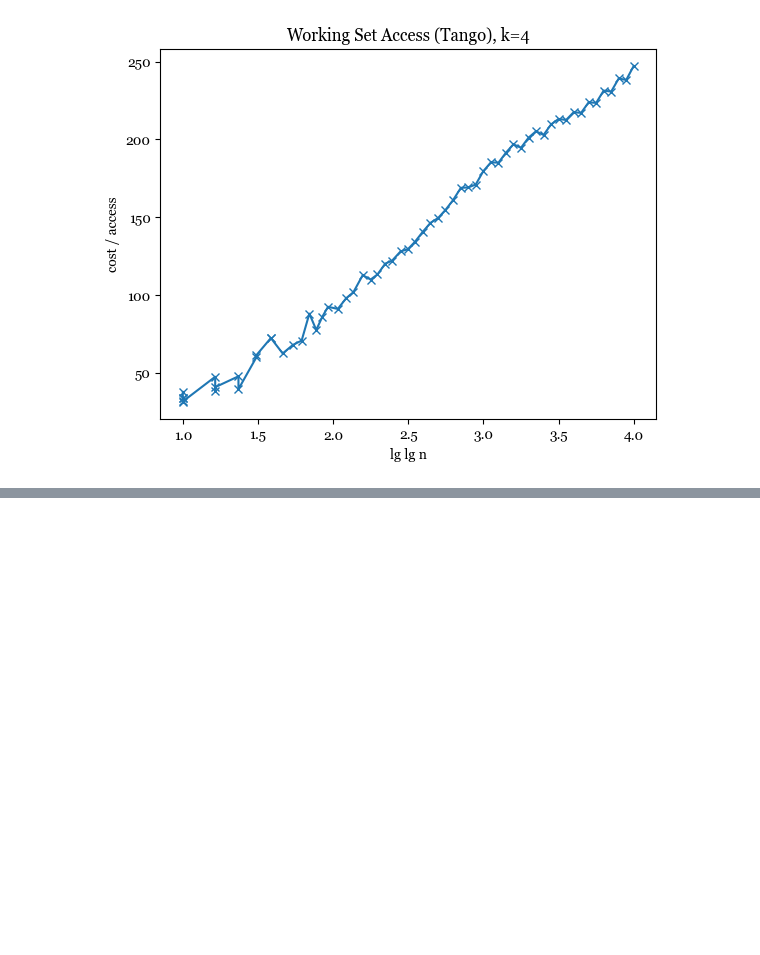
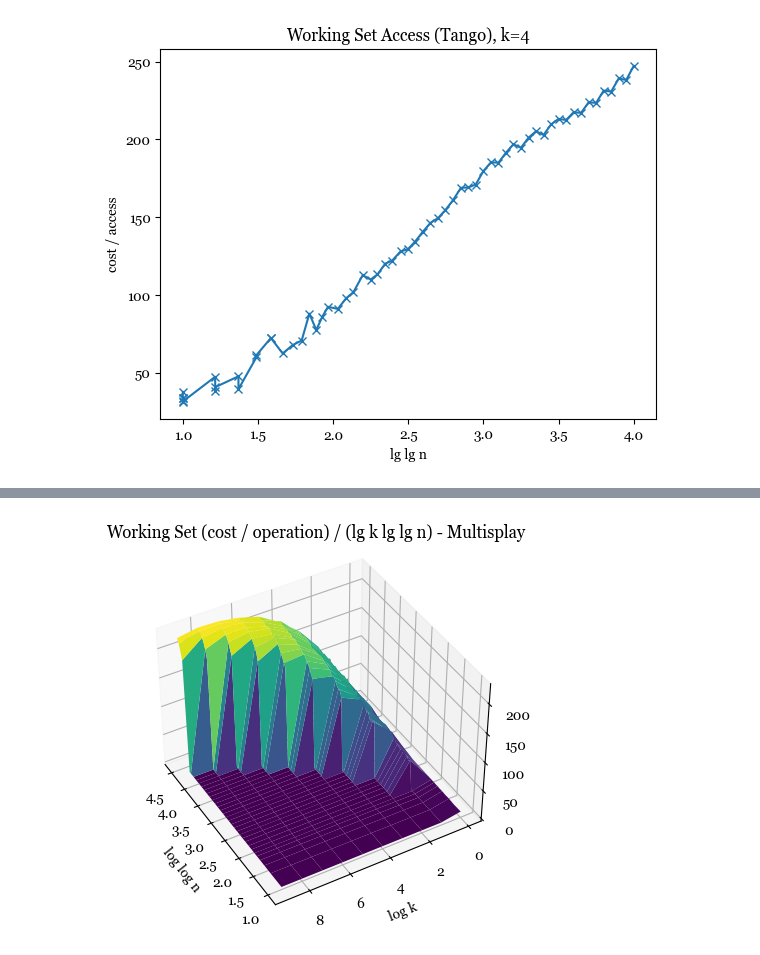
Before and after one commit to adhami3310/tango, a Jupyter notebook: analysis.ipynb, the cells around one changed output, grey strips where cells are left out. Saved outputs shown, nothing was run; the diff lists cells and outputs as text; code cells hidden in the pictures; blank space fills up the shorter version.

```diff
--- a/analysis.ipynb
+++ b/analysis.ipynb
@@ -1735,0 +2639,47 @@ plt.show()
+# %%
+
+from matplotlib import cm
+
+current_set = 'Multisplay'
+datasets = {
+    'Tango': tango_data,
+    'Multisplay': multisplay_data,
+    'Splay': splay_data,
+}
+
+def process_ws_data(current, name='unified_varying'):
+    data = datasets[current]
+    tango_x, tango_y, tango_z = map(np.array, zip(*data[name][1:]))
+
+    mesh_x, mesh_y = np.meshgrid(sorted(list(set(tango_x))), sorted(list(set(tango_y))))
+    mesh_z = np.zeros(mesh_x.shape)
+
+    for i in range(mesh_x.shape[0]):
+        for j in range(mesh_x.shape[1]):
+            for ii in range(len(tango_z)):
+                if tango_x[ii] == mesh_x[i,j] and tango_y[ii] == mesh_y[i,j]:
+                    mesh_z[i,j] = tango_z[ii]
+
+    # mesh_z = mesh_z / (np.log(mesh_y) * np.log(np.log(mesh_x)))
+
+    return tango_x, tango_y, tango_z, mesh_x, mesh_y, mesh_z
+
+tango_x, tango_y, tango_z, tango_mesh_x, tango_mesh_y, tango_mesh_z = process_ws_data(current_set)
+
+
+# tango_mesh_z = tango_mesh_z / (np.log(tango_mesh_y) * np.log(np.log(tango_mesh_x)))
+
+
+fig = plt.figure()
+ax = fig.add_subplot(111,projection='3d')
+ax.view_init(40, 150)
+
+ax.plot_surface(np.log2(np.log2(tango_mesh_x)), np.log2(tango_mesh_y), tango_mesh_z, cmap='viridis', edgecolor='none')
+ax.set_title(f'Working Set (cost / operation) / (lg k lg lg n) - {current_set}')
+ax.set_xlabel('log log n')
+ax.set_ylabel('log k')
+ax.set_zlabel('numops')
+
+plt.show()
+# %% [output]
+[figure, added]
```
Also changed, not shown: parts of 10 cells of this notebook, 7 other files.
